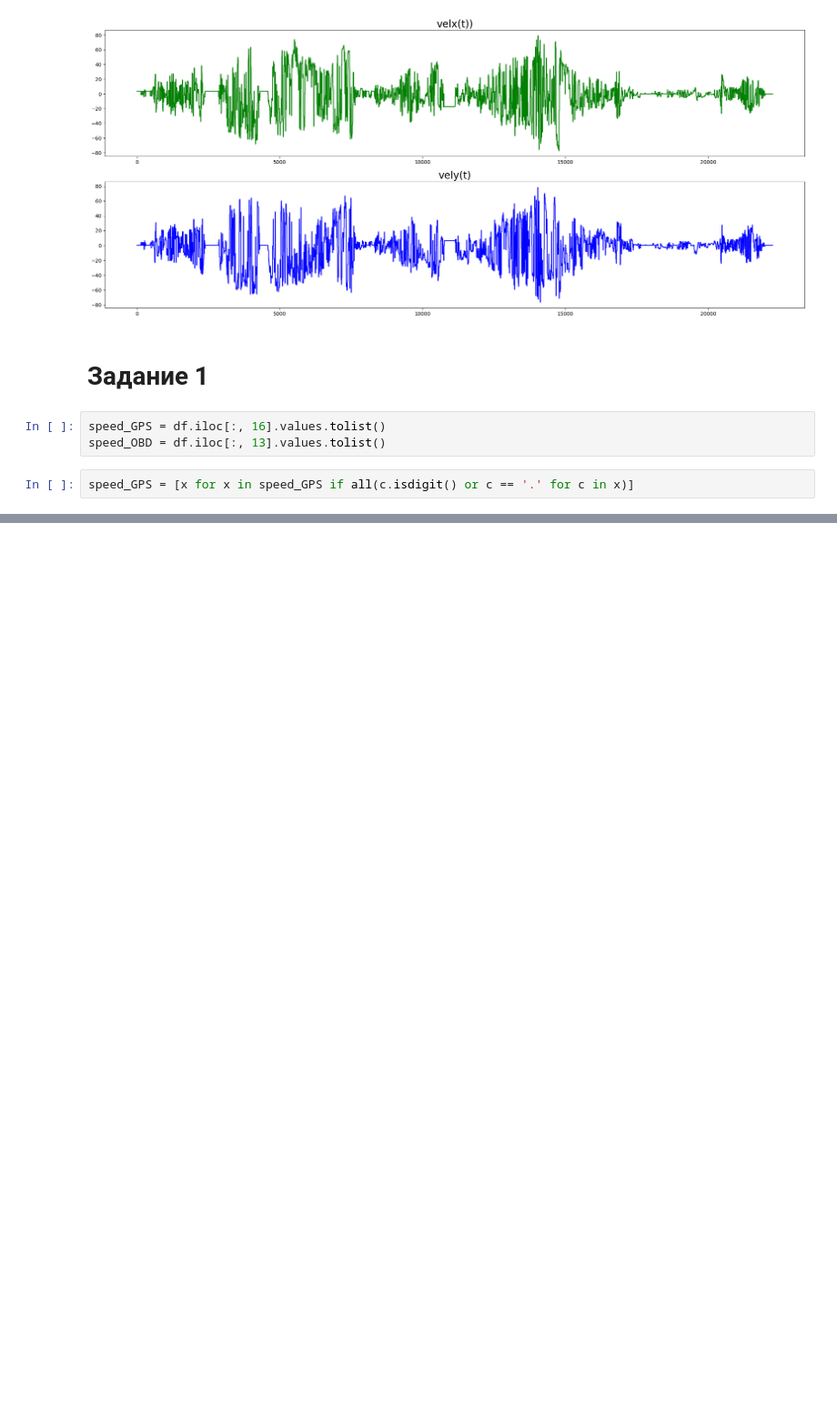
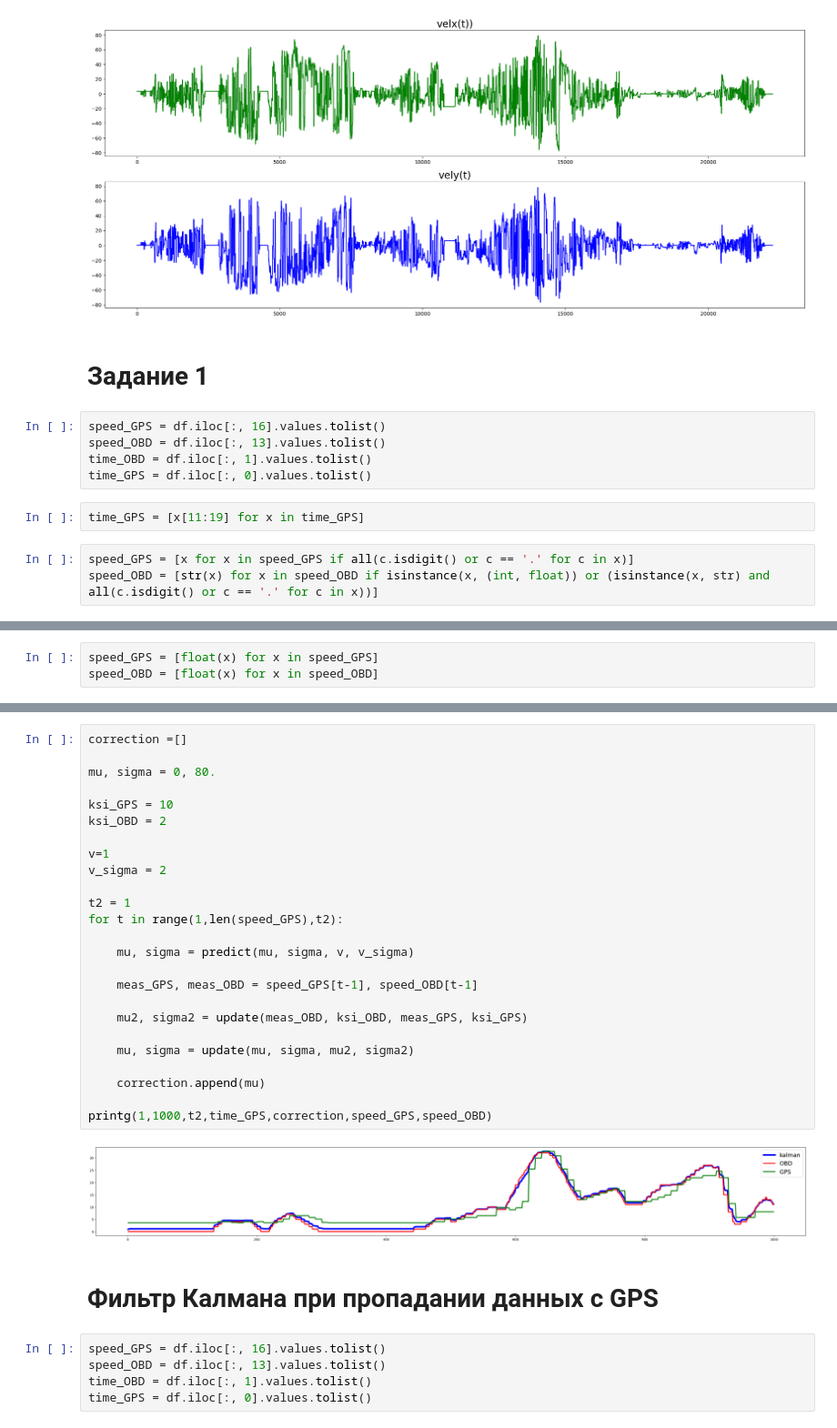
Before and after one commit to 1mm0rTaLzzz/SNAR_HW3_Kalman, a Jupyter notebook: HW3Kalman.ipynb, the cells around one changed output, grey strips where cells are left out. Shown at 91% size. Saved outputs shown, nothing was run; the diff lists cells and outputs as text; blank space fills up the shorter version.

```diff
--- a/HW3Kalman.ipynb
+++ b/HW3Kalman.ipynb
@@ -160,5 +160,10 @@ Text(0.5, 1.0, 'vely(t)')
 # %%
 speed_GPS = df.iloc[:, 16].values.tolist()
 speed_OBD = df.iloc[:, 13].values.tolist()
+time_OBD = df.iloc[:, 1].values.tolist()
+time_GPS = df.iloc[:, 0].values.tolist()
+# %%
+time_GPS = [x[11:19] for x in time_GPS]
 # %%
 speed_GPS = [x for x in speed_GPS if all(c.isdigit() or c == '.' for c in x)]
+speed_OBD = [str(x) for x in speed_OBD if isinstance(x, (int, float)) or (isinstance(x, str) and all(c.isdigit() or c == '.' for c in x))]
@@ -270,0 +170,3 @@ plt.show()
+# %%
+speed_GPS = [float(x) for x in speed_GPS]
+speed_OBD = [float(x) for x in speed_OBD]
@@ -270,0 +196,34 @@ plt.show()
+# %%
+correction =[]
+
+mu, sigma = 0, 80.
+
+ksi_GPS = 10
+ksi_OBD = 2
+
+v=1
+v_sigma = 2
+
+t2 = 1
+for t in range(1,len(speed_GPS),t2):
+
+    mu, sigma = predict(mu, sigma, v, v_sigma)
+
+    meas_GPS, meas_OBD = speed_GPS[t-1], speed_OBD[t-1]
+
+    mu2, sigma2 = update(meas_OBD, ksi_OBD, meas_GPS, ksi_GPS)
+
+    mu, sigma = update(mu, sigma, mu2, sigma2)
+
+    correction.append(mu)
+
+printg(1,1000,t2,time_GPS,correction,speed_GPS,speed_OBD)
+# %% [output]
+[figure, added]
+# %% [markdown]
+# Фильтр Калмана при пропадании данных с GPS
+# %%
+speed_GPS = df.iloc[:, 16].values.tolist()
+speed_OBD = df.iloc[:, 13].values.tolist()
+time_OBD = df.iloc[:, 1].values.tolist()
+time_GPS = df.iloc[:, 0].values.tolist()
```
Also changed, not shown: parts of 18 cells of this notebook.
